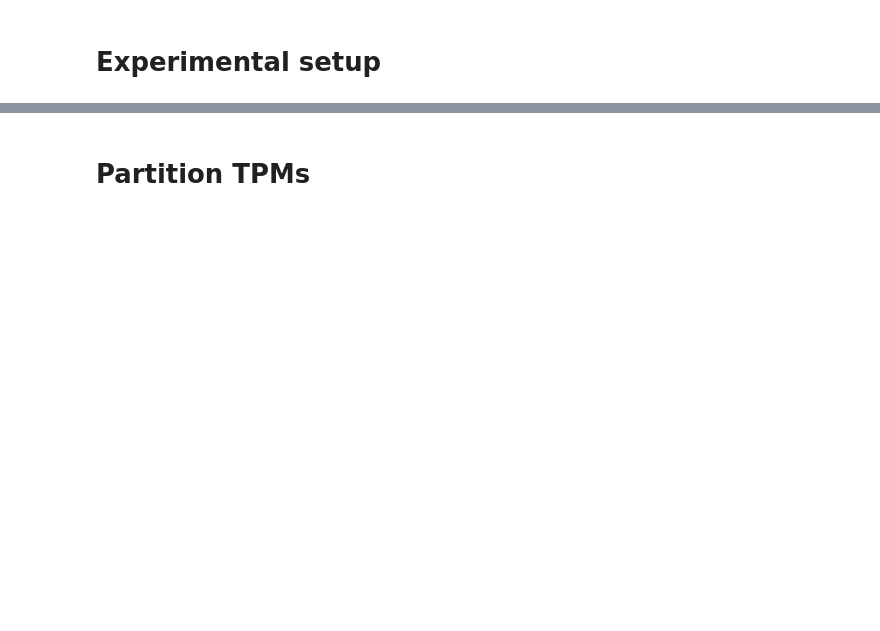
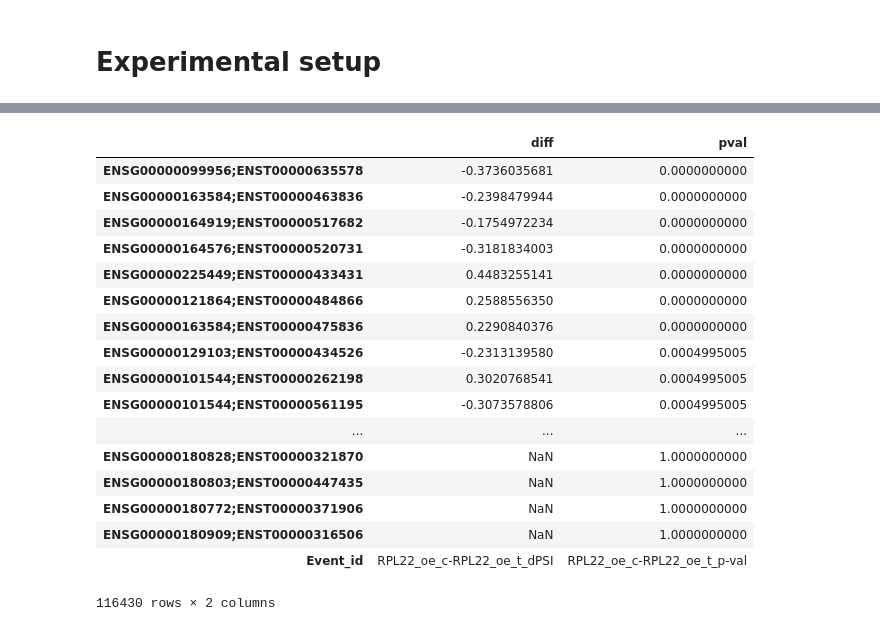
Before and after one commit to kevinhu/mdm4-splicing, a Jupyter notebook: notebooks/a2_suppa2.ipynb, the cells around one changed output, grey strips where cells are left out. Cells and saved outputs as stored; diff of their text form; code cells hidden in the pictures; blank space fills up the shorter version.

```diff
--- a/notebooks/a2_suppa2.ipynb
+++ b/notebooks/a2_suppa2.ipynb
@@ -55,2 +77,0 @@ for sample_name, sample_group in zip(sample_names, sample_groups):
-# %% [markdown]
-# Partition TPMs
@@ -66,0 +78,21 @@ for sample_name, sample_group in zip(sample_names, sample_groups):
+# %%
+rpl22_oe.sort_values(by="pval")
+# %% [output]
+|  | diff | pval |
+| ENSG00000099956;ENST00000635578 | -0.3736035681 | 0.0000000000 |
+| ENSG00000163584;ENST00000463836 | -0.2398479944 | 0.0000000000 |
+| ENSG00000164919;ENST00000517682 | -0.1754972234 | 0.0000000000 |
+| ENSG00000164576;ENST00000520731 | -0.3181834003 | 0.0000000000 |
+| ENSG00000225449;ENST00000433431 | 0.4483255141 | 0.0000000000 |
+| ENSG00000121864;ENST00000484866 | 0.2588556350 | 0.0000000000 |
+| ENSG00000163584;ENST00000475836 | 0.2290840376 | 0.0000000000 |
+| ENSG00000129103;ENST00000434526 | -0.2313139580 | 0.0004995005 |
+| ENSG00000101544;ENST00000262198 | 0.3020768541 | 0.0004995005 |
+| ENSG00000101544;ENST00000561195 | -0.3073578806 | 0.0004995005 |
+| ... | ... | ... |
+| ENSG00000180828;ENST00000321870 | NaN | 1.0000000000 |
+| ENSG00000180803;ENST00000447435 | NaN | 1.0000000000 |
+| ENSG00000180772;ENST00000371906 | NaN | 1.0000000000 |
+| ENSG00000180909;ENST00000316506 | NaN | 1.0000000000 |
+| Event_id | RPL22_oe_c-RPL22_oe_t_dPSI | RPL22_oe_c-RPL22_oe_t_p-val |
+116430 rows × 2 columns
```
Also changed, not shown: parts of 18 cells of this notebook, 2 other files.
